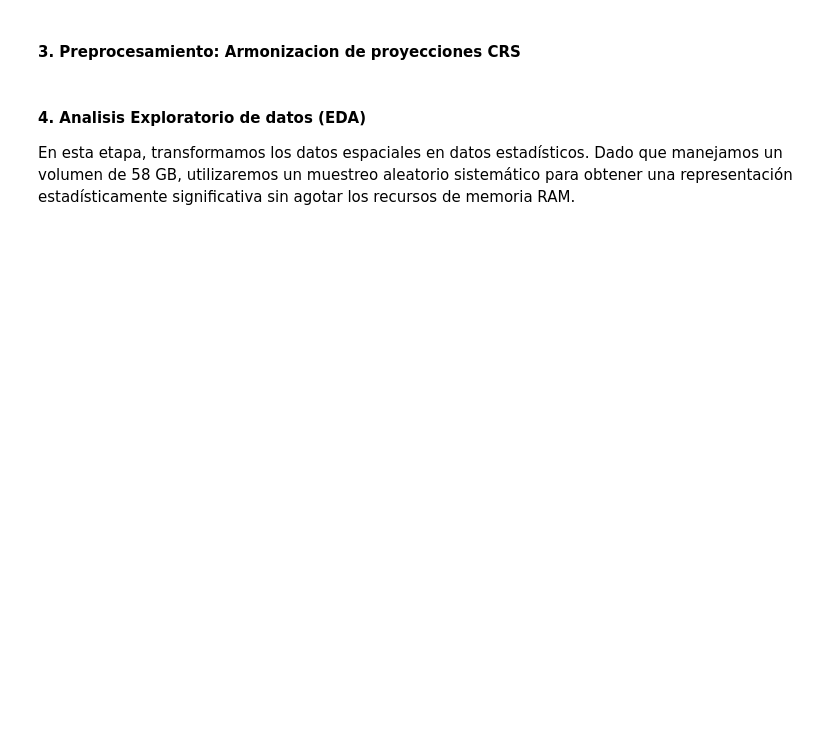
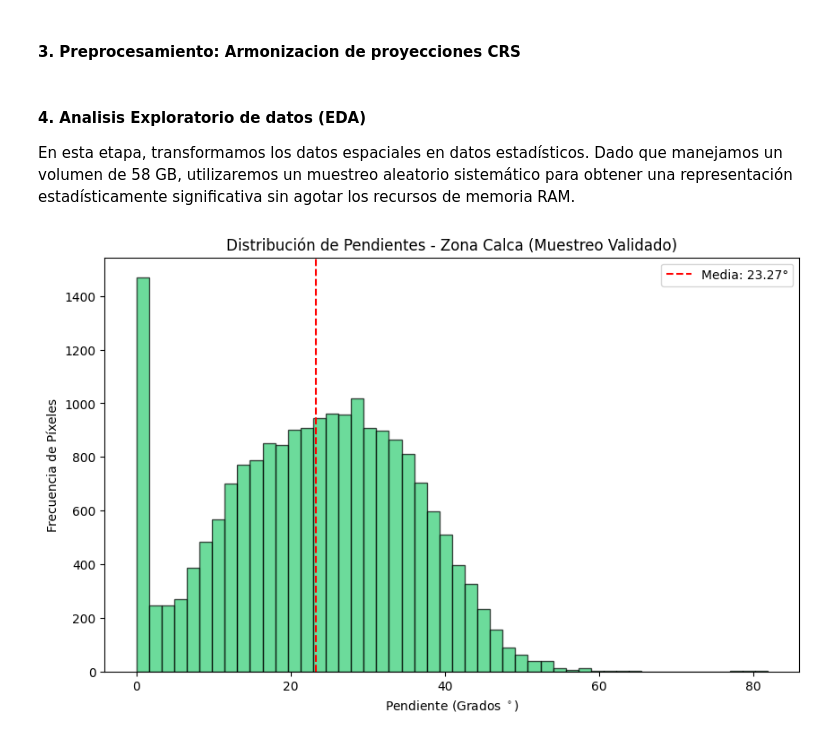
Before and after one commit to iAmMazapan/arqueologia-predictiva, a Jupyter notebook: notebooks/01_Data_Extraction_and_Preprocessing.ipynb, the cells around one changed output. Cells and saved outputs as stored; diff of their text form; code cells hidden in the pictures; blank space fills up the shorter version.

Commit message:
Analisis exploratorio de datos parte 1

```diff
--- a/notebooks/01_Data_Extraction_and_Preprocessing.ipynb
+++ b/notebooks/01_Data_Extraction_and_Preprocessing.ipynb
@@ -138,23 +146,45 @@ plt.show()
 #### **4. Analisis Exploratorio de datos (EDA)**
 En esta etapa, transformamos los datos espaciales en datos estadísticos. Dado que manejamos un volumen de 58 GB, utilizaremos un muestreo aleatorio sistemático para obtener una representación estadísticamente significativa sin agotar los recursos de memoria RAM.
 # %%
-# Definimos una función para extraer una muestra aleatoria de los rasters
-def extraer_muestra(archivos, n_muestras=10000):
-    datos = {}
-    for ruta in archivos:
-        # Usamos los archivos corregidos en 'processed' si existen, sino los 'raw'
-        ruta_proc = ruta.replace('raw', 'processed').replace('.tif', '_fixed.tif')
-        ruta_final = ruta_proc if os.path.exists(ruta_proc) else ruta
+ruta_pendiente = '../data/raw/pendiente_calca.tif'
 
-        with rasterio.open(ruta_final) as src:
-            # Leemos la banda 1 y aplanamos el array
-            banda = src.read(1).flatten()
-            # Filtramos valores NoData (asumimos 0 o negativos para distancias/pendientes)
-            banda = banda[banda > 0]
-            # Tomamos una muestra aleatoria
-            datos[os.path.basename(ruta)] = np.random.choice(banda, n_muestras)
+def muestreo_inteligente(ruta, n_puntos=20000):
+    with rasterio.open(ruta) as src:
+        # Obtenemos los límites que acabamos de diagnosticar
+        l, b, r, t = src.bounds
+        muestras_validas = []
 
-    return pd.DataFrame(datos)
+        # Intentamos capturar puntos hasta llenar nuestra cuota de n_puntos
+        intentos = 0
+        while len(muestras_validas) < n_puntos and intentos < n_puntos * 5:
+            # Generamos coordenadas aleatorias REALES dentro de la extensión
+            x_rand = np.random.uniform(l, r)
+            y_rand = np.random.uniform(b, t)
 
-# Extraemos los datos (esto es rápido y seguro para tu RAM)
-df_muestra = extraer_muestra(archivos_raster)
+            # Muestreamos el valor en esa coordenada geográfica
+            for val in src.sample([(x_rand, y_rand)]):
+                # Filtramos el NoData (-9999.0) y valores incoherentes
+                if val[0] != -9999.0 and 0 <= val[0] <= 90:
+                    muestras_validas.append(val[0])
+            intentos += 1
+
+        return muestras_validas
+
+# Extraemos los datos con puntería láser
+datos_pendiente = muestreo_inteligente(ruta_pendiente)
+
+# Graficamos el Histograma Final
+plt.figure(figsize=(10, 6))
+# Usamos r'' para evitar el SyntaxWarning del \c
+plt.hist(datos_pendiente, bins=50, color='#2ecc71', edgecolor='black', alpha=0.7)
+
+media = np.mean(datos_pendiente)
+plt.axvline(media, color='red', linestyle='dashed', label=f'Media: {media:.2f}°')
+
+plt.title('Distribución de Pendientes - Zona Calca (Muestreo Validado)')
+plt.xlabel(r'Pendiente (Grados $^\circ$)')
+plt.ylabel('Frecuencia de Píxeles')
+plt.legend()
+plt.show()
+# %% [output]
+[figure, added]
```
Also changed, not shown: parts of 5 cells of this notebook.
